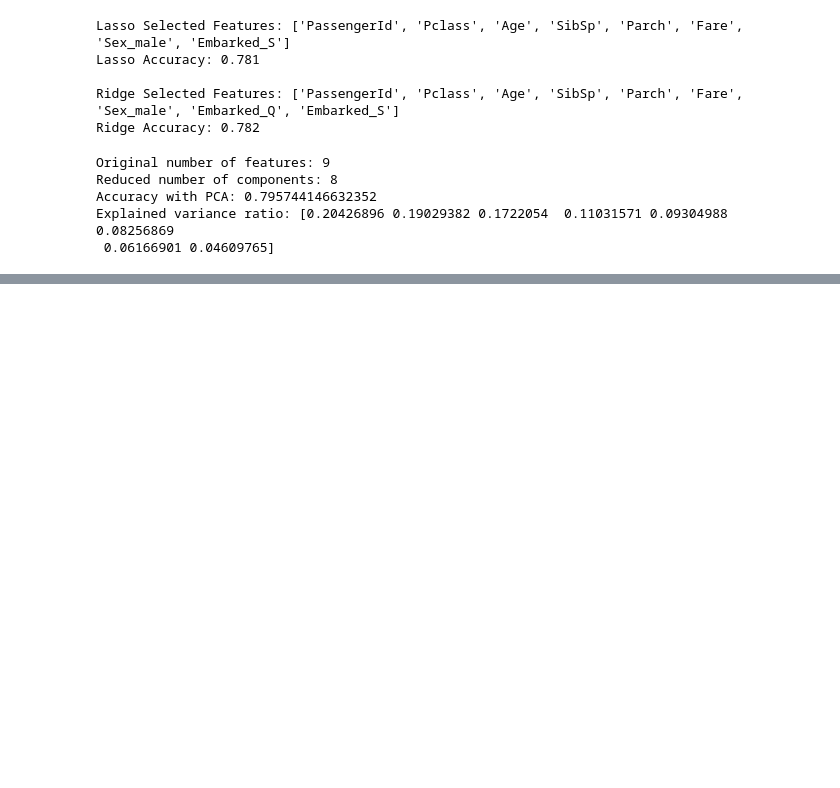
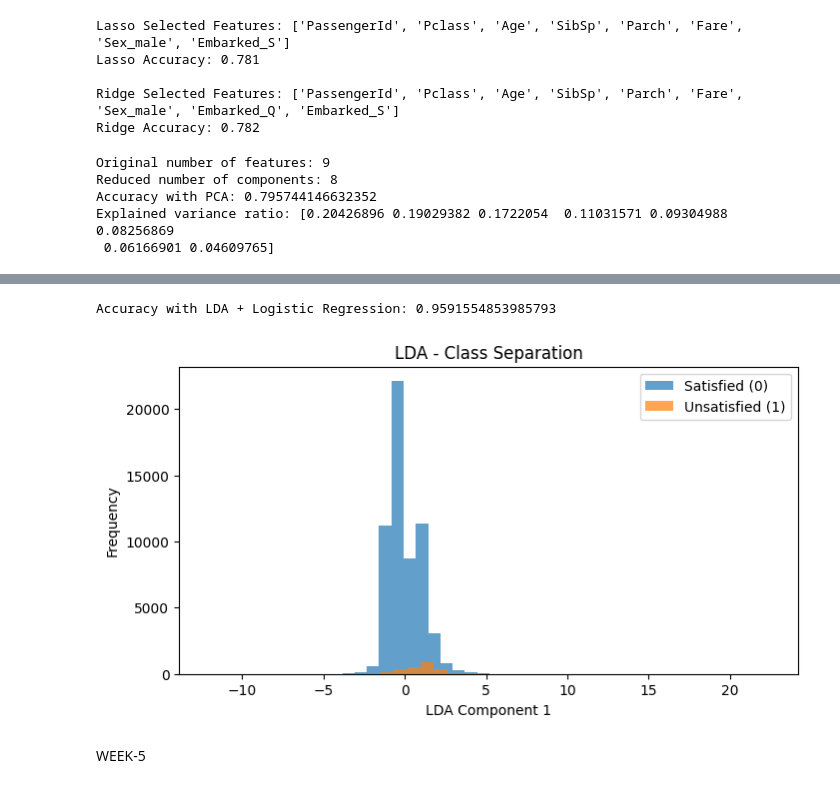
Before and after one commit to ramakrishnabhavana/Bhavana-sML, a Jupyter notebook: ML_Lab.ipynb, the cells around one changed output, grey strips where cells are left out. Drawn from its saved outputs; the diff is of its cells as text; code cells hidden in the pictures; blank space fills up the shorter version.

```diff
--- a/ML_Lab.ipynb
+++ b/ML_Lab.ipynb
@@ -1691,0 +1779,29 @@ Explained variance ratio: [0.20426896 0.19029382 0.1722054  0.11031571 0.0930498
+# %%
+from sklearn.discriminant_analysis import LinearDiscriminantAnalysis as LDA
+
+# LDA (since binary classification, max components = 1)
+lda = LDA(n_components=1)
+X_train_lda = lda.fit_transform(X_train_scaled, y_train)
+X_test_lda = lda.transform(X_test_scaled)
+
+# Logistic Regression
+lr_lda = LogisticRegression(max_iter=2000)
+lr_lda.fit(X_train_lda, y_train)
+y_pred_lda = lr_lda.predict(X_test_lda)
+
+print("Accuracy with LDA + Logistic Regression:", accuracy_score(y_test, y_pred_lda))
+
+# LDA Visualization
+plt.figure(figsize=(8,4))
+plt.hist(X_train_lda[y_train==0], bins=30, alpha=0.7, label="Satisfied (0)")
+plt.hist(X_train_lda[y_train==1], bins=30, alpha=0.7, label="Unsatisfied (1)")
+plt.xlabel("LDA Component 1")
+plt.ylabel("Frequency")
+plt.title("LDA - Class Separation")
+plt.legend()
+plt.show()
+# %% [output]
+Accuracy with LDA + Logistic Regression: 0.9591554853985793
+[figure, added]
+# %% [markdown]
+WEEK-5
```
Also changed, not shown: parts of 10 cells of this notebook.
